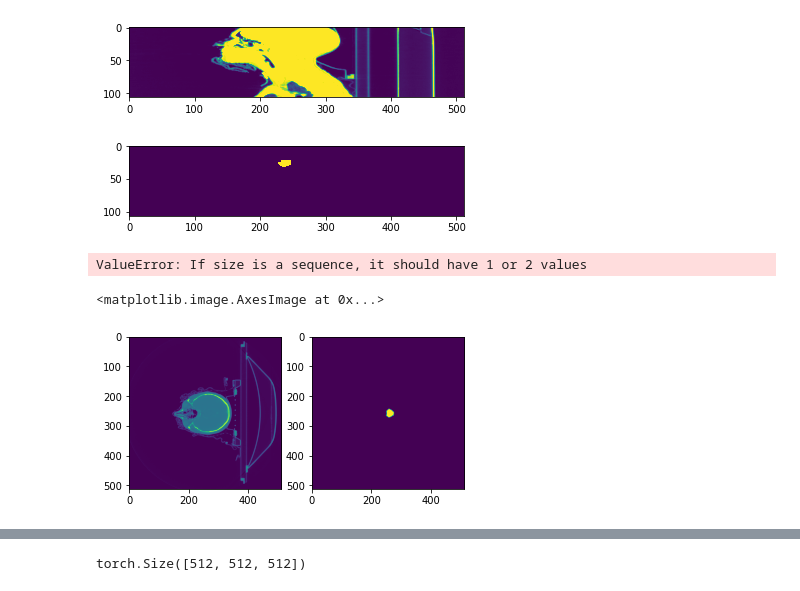
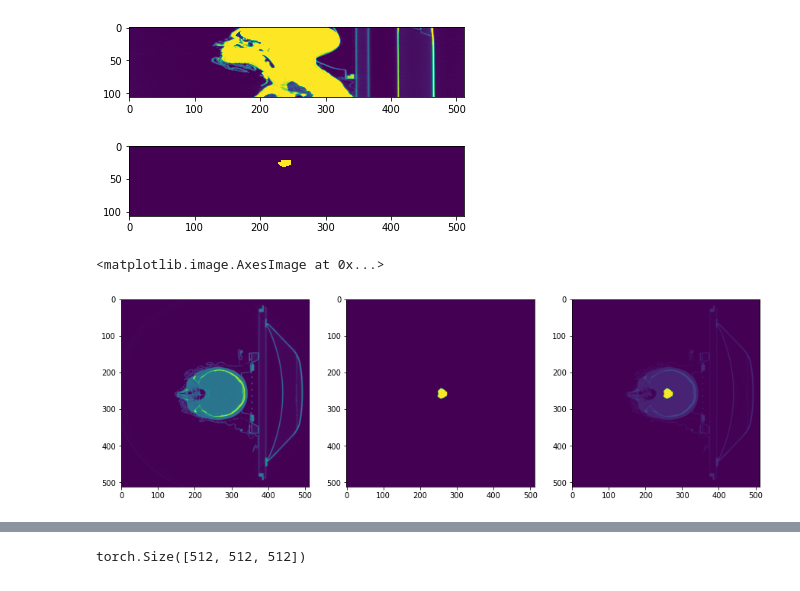
Before and after one commit to Deep-Learning-Reproduction-150/organ-segmentation, a Jupyter notebook: sandbox-veikko.ipynb, the cells around one changed output, grey strips where cells are left out. Cells and saved outputs as stored; diff of their text form; code cells hidden in the pictures.

```diff
--- a/sandbox-veikko.ipynb
+++ b/sandbox-veikko.ipynb
@@ -128,7 +131,7 @@ raw_1_img_filepaths = glob("./data/raw/PDDCA-1.4.1_part1/*")
 
 network_input_size = (256,256,48)
 
-torchvision.transforms.Resize(network_input_size)
+#torchvision.transforms.Resize(network_input_size)
 
 train_transform = transforms.Compose([
             transforms.ToTensor(),
@@ -146,14 +149,25 @@ train_set_brainstem = CustomImageDataset(
 # Define data loaders used to iterate through dataset
 train_dataloader = DataLoader(train_set_brainstem, batch_size=8, shuffle=True)
 #test_loader = DataLoader(test_data, batch_size=1000)
-# %% [output]
-ValueError: If size is a sequence, it should have 1 or 2 values
 # %%
 train_features, train_labels = next(iter(train_dataloader))
-# %%
-fig, axes = plt.subplots(1,2)
-axes[0].imshow(train_features[0,100,:,:])
-axes[1].imshow(train_labels[0,100,:,:])
-# %% [output]
-<matplotlib.image.AxesImage at 0x...>
-[figure, removed]
+# %%
+from copy import deepcopy
+
+fig, axes = plt.subplots(1,3, figsize=(15, 15))
+batch_idx = 6
+idx = 100
+
+stem = train_labels[batch_idx,idx,:,:]
+stem_mask = train_labels[batch_idx,idx,:,:] > 0.00005
+image = train_features[batch_idx,idx,:,:]
+
+image_masked = deepcopy(image)
+image_masked[stem_mask] = 10000
+
+axes[0].imshow(image)
+axes[1].imshow(stem)
+axes[2].imshow(image_masked)
+# %% [output]
+<matplotlib.image.AxesImage at 0x...>
+[figure, added]
```
Also changed, not shown: parts of 4 cells of this notebook.
